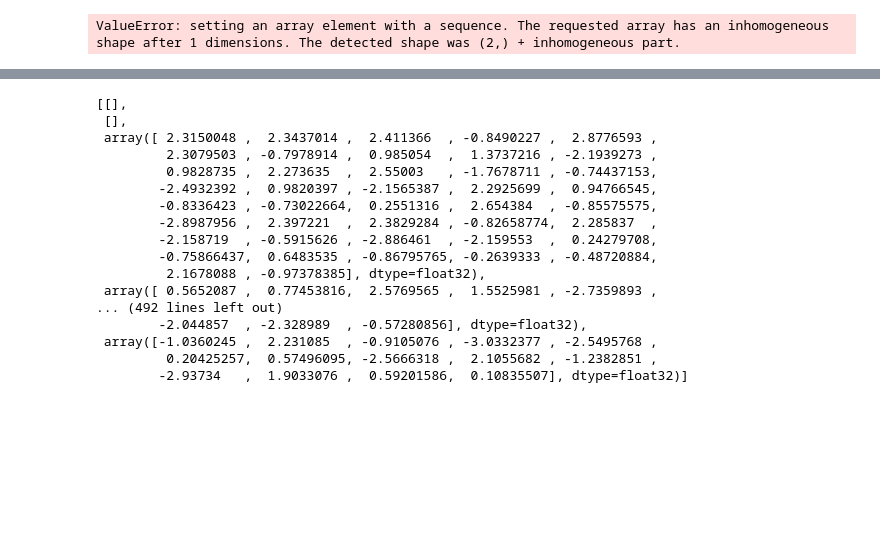
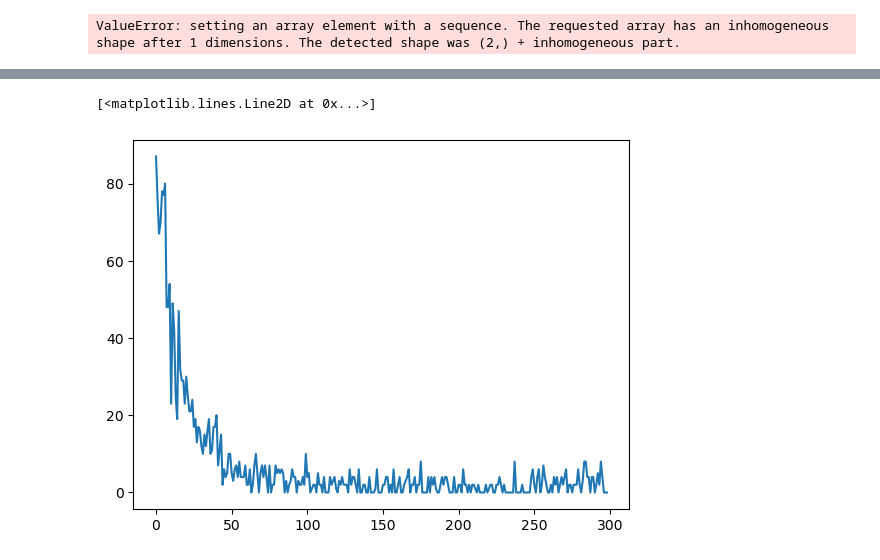
Before and after one commit to JakobSchauser/Thesis, a Jupyter notebook: CompareToData/Rosettes/CompareRosettes.ipynb, the cells around one changed output, grey strips where cells are left out. Saved outputs shown, nothing was run; the diff lists cells and outputs as text; code cells hidden in the pictures; blank space fills up the shorter version.

```diff
--- a/CompareToData/Rosettes/CompareRosettes.ipynb
+++ b/CompareToData/Rosettes/CompareRosettes.ipynb
@@ -112,25 +78,10 @@ plt.show()
+# %%
+plt.plot(y)
+# %% [output]
+[<matplotlib.lines.Line2D at 0x...>]
+[figure, added]
 # %%
 vecs_between = [np.array(v) for v in vecs_between]
-# %%
-angles
-# %% [output]
-[[],
- [],
- array([ 2.3150048 ,  2.3437014 ,  2.411366  , -0.8490227 ,  2.8776593 ,
-         2.3079503 , -0.7978914 ,  0.985054  ,  1.3737216 , -2.1939273 ,
-         0.9828735 ,  2.273635  ,  2.55003   , -1.7678711 , -0.74437153,
-        -2.4932392 ,  0.9820397 , -2.1565387 ,  2.2925699 ,  0.94766545,
-        -0.8336423 , -0.73022664,  0.2551316 ,  2.654384  , -0.85575575,
-        -2.8987956 ,  2.397221  ,  2.3829284 , -0.82658774,  2.285837  ,
-        -2.158719  , -0.5915626 , -2.886461  , -2.159553  ,  0.24279708,
-        -0.75866437,  0.6483535 , -0.86795765, -0.2639333 , -0.48720884,
-         2.1678088 , -0.97378385], dtype=float32),
- array([ 0.5652087 ,  0.77453816,  2.5769565 ,  1.5525981 , -2.7359893 ,
-... (492 lines left out)
-        -2.044857  , -2.328989  , -0.57280856], dtype=float32),
- array([-1.0360245 ,  2.231085  , -0.9105076 , -3.0332377 , -2.5495768 ,
-         0.20425257,  0.57496095, -2.5666318 ,  2.1055682 , -1.2382851 ,
-        -2.93734   ,  1.9033076 ,  0.59201586,  0.10835507], dtype=float32)]
 # %%
 
 def get_angle(vecs):
```
Also changed, not shown: parts of 10 cells of this notebook, 7 other files.
